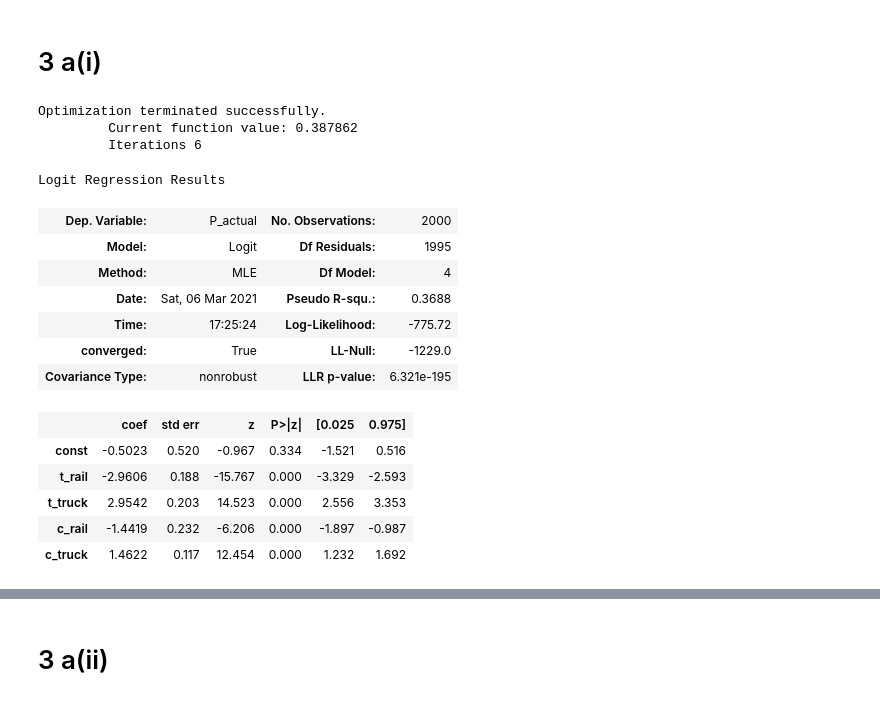
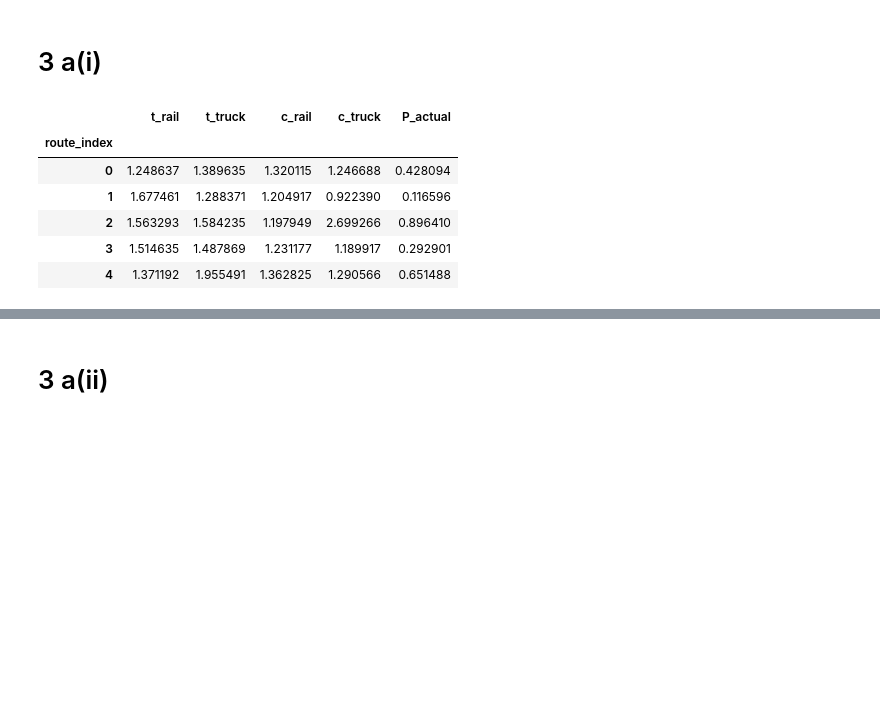
Before and after one commit to lewislehe/cee498te, a Jupyter notebook: hw3-answers.ipynb, the cells around one changed output, grey strips where cells are left out. Drawn from its saved outputs; the diff is of its cells as text; code cells hidden in the pictures; blank space fills up the shorter version.

```diff
--- a/hw3-answers.ipynb
+++ b/hw3-answers.ipynb
@@ -40,32 +43,23 @@ The revenue is 374.53, ridership is 651.89 and optimal price is 0.57.
 # %% [markdown]
 # 3 a(i)
 # %%
-data = pd.read_csv("logit_truck_rail.csv",index_col="route_index") #i use the index_col keyword argument to tell pandas  to use the route_index as an index
+data = pd.read_csv("logit_truck_rail.csv",index_col='route_index') #i use the index_col keyword argument to tell pandas  to use the route_index as an index
 # exogenous data for logit
 exog = data.drop('P_actual',axis=1) # i can use .drop to drop the P_actual from it. check documentation https://pandas.pydata.org/pandas-docs/stable/reference/api/pandas.DataFrame.drop.html
 # or i could do exog = data[['c_rail,t_rail,c_truck,t_truck']]
 exog = sm.add_constant(exog) # add the one column
 mod = sm.Logit(data.P_actual,exog)
 res = mod.fit()
 res.summary()
+data.head()
 # %% [output]
-Optimization terminated successfully.
-         Current function value: 0.387862
-         Iterations 6
-Logit Regression Results
-| Dep. Variable: | P_actual | No. Observations: | 2000 |
-| Model: | Logit | Df Residuals: | 1995 |
-| Method: | MLE | Df Model: | 4 |
-| Date: | Sat, 06 Mar 2021 | Pseudo R-squ.: | 0.3688 |
-| Time: | 17:25:24 | Log-Likelihood: | -775.72 |
-| converged: | True | LL-Null: | -1229.0 |
-| Covariance Type: | nonrobust | LLR p-value: | 6.321e-195 |
+|  | t_rail | t_truck | c_rail | c_truck | P_actual |
+| route_index |  |  |  |  |  |
+| 0 | 1.248637 | 1.389635 | 1.320115 | 1.246688 | 0.428094 |
+| 1 | 1.677461 | 1.288371 | 1.204917 | 0.922390 | 0.116596 |
+| 2 | 1.563293 | 1.584235 | 1.197949 | 2.699266 | 0.896410 |
+| 3 | 1.514635 | 1.487869 | 1.231177 | 1.189917 | 0.292901 |
+| 4 | 1.371192 | 1.955491 | 1.362825 | 1.290566 | 0.651488 |
-|  | coef | std err | z | P>|z| | [0.025 | 0.975] |
-| const | -0.5023 | 0.520 | -0.967 | 0.334 | -1.521 | 0.516 |
-| t_rail | -2.9606 | 0.188 | -15.767 | 0.000 | -3.329 | -2.593 |
-| t_truck | 2.9542 | 0.203 | 14.523 | 0.000 | 2.556 | 3.353 |
-| c_rail | -1.4419 | 0.232 | -6.206 | 0.000 | -1.897 | -0.987 |
-| c_truck | 1.4622 | 0.117 | 12.454 | 0.000 | 1.232 | 1.692 |
 # %%
 αrail = res.params.const
 βTrail = res.params.t_rail
```
Also changed, not shown: parts of 4 cells of this notebook, 5 other files.
